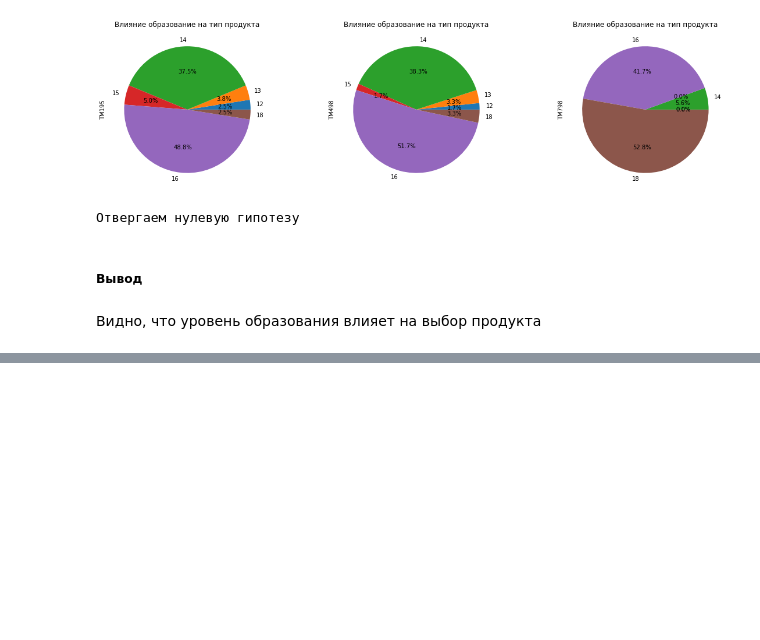
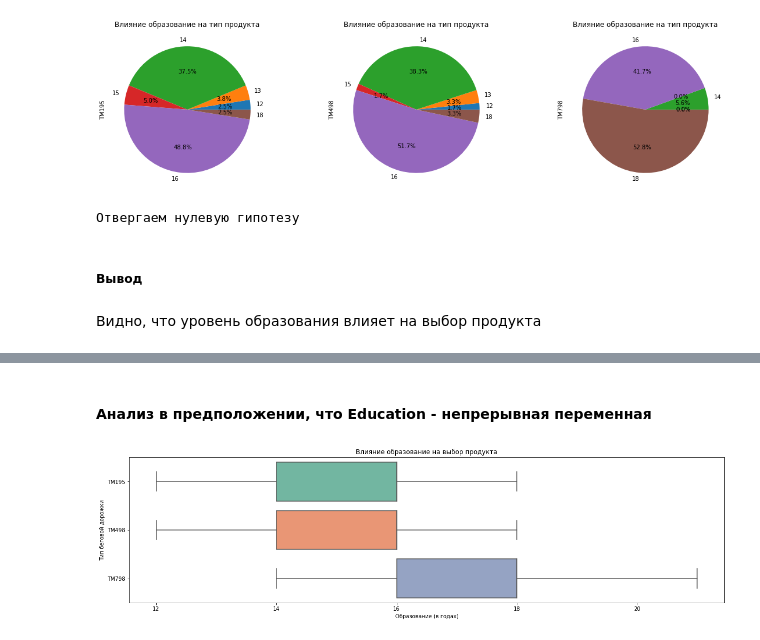
Before and after one commit to Chularev/kaggle_competitions, a Jupyter notebook: CardioGoodFitness/notebook.ipynb, the cells around one changed output, grey strips where cells are left out. Drawn from its saved outputs; the diff is of its cells as text; code cells hidden in the pictures; blank space fills up the shorter version.

```diff
--- a/CardioGoodFitness/notebook.ipynb
+++ b/CardioGoodFitness/notebook.ipynb
@@ -489,16 +485,20 @@ SyntaxError: invalid syntax (<ipython-input-55-891780d5d7ea>, line 1)
+# %% [markdown]
+#### Анализ в предположении, что Education - непрерывная переменная
 # %%
 plot.figure(figsize=(20, 5))
 
 tmp = data
 tmp['Education'] = data['Education'].astype('float')
 
 sns.boxplot(data=tmp, x='Education', y='Product', orient="h", palette="Set2").set(
-    title='Распределение возраста в зависимости от пола',
-    xlabel='Возраст ',
-    ylabel='пол'
+    title='Влияние образование на выбор продукта',
+    xlabel='Образование (в годах)',
+    ylabel='Тип беговой дорожки'
 )
 
 plot.show()
+# %% [output]
+[figure, added]
 # %%
 result = stats.f_oneway(tmp[tmp['Product'] == 'TM195']['Education'], tmp[tmp['Product'] == 'TM498']['Education'], tmp[tmp['Product'] == 'TM798']['Education'])
 # %%
```
Also changed, not shown: parts of 9 cells of this notebook.
